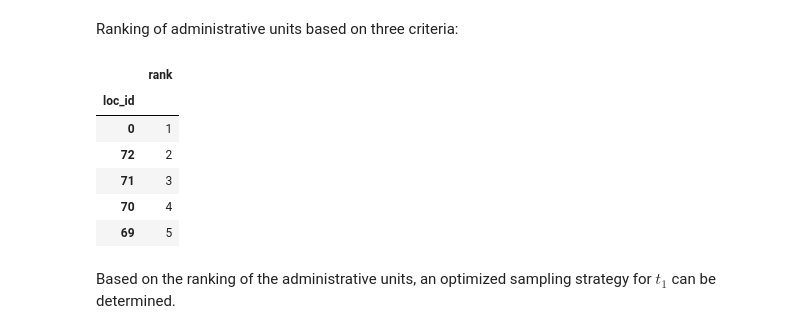
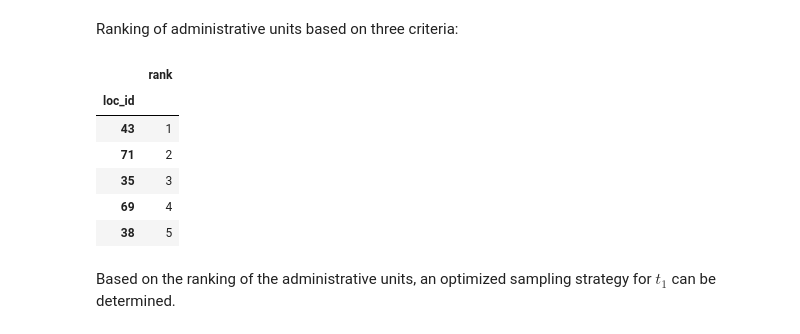
Before and after one commit to franckalbinet/trufl, a Jupyter notebook: nbs/index.ipynb, the cells around one changed output. Drawn from its saved outputs; the diff is of its cells as text; code cells hidden in the pictures.

Commit message:
changes to measurements_sofar

```diff
--- a/nbs/index.ipynb
+++ b/nbs/index.ipynb
@@ -398,21 +398,21 @@ Start with using equal weights for all the criteria, later you will explore the
 Ranking of administrative units based on three criteria:
 # %%
 benefit_criteria = [True, True, True]
-state = State(samples_t0, gdf_grid, cbs=[MaxCB(), MinCB(), StdCB()])
+state = State(measurements_sofar, gdf_grid, cbs=[MaxCB(), MinCB(), StdCB()])
 weight_vector = [0.3, 0.3, 0.4]
 
 optimizer = Optimizer(state=state())
 df = optimizer.get_rank(is_benefit_x=benefit_criteria, w_vector = weight_vector,
                     n_method="LINEAR1", c_method = None, w_method=None, s_method="CP")
 
 df.head()
 # %% [output]
 |  | rank |
 | loc_id |  |
-| 0 | 1 |
-| 72 | 2 |
-| 71 | 3 |
-| 70 | 4 |
-| 69 | 5 |
+| 43 | 1 |
+| 71 | 2 |
+| 35 | 3 |
+| 69 | 4 |
+| 38 | 5 |
 # %% [markdown]
 Based on the ranking of the administrative units, an optimized sampling strategy for $t_1$ can be determined.
```
Also changed, not shown: parts of 1 cell of this notebook.
